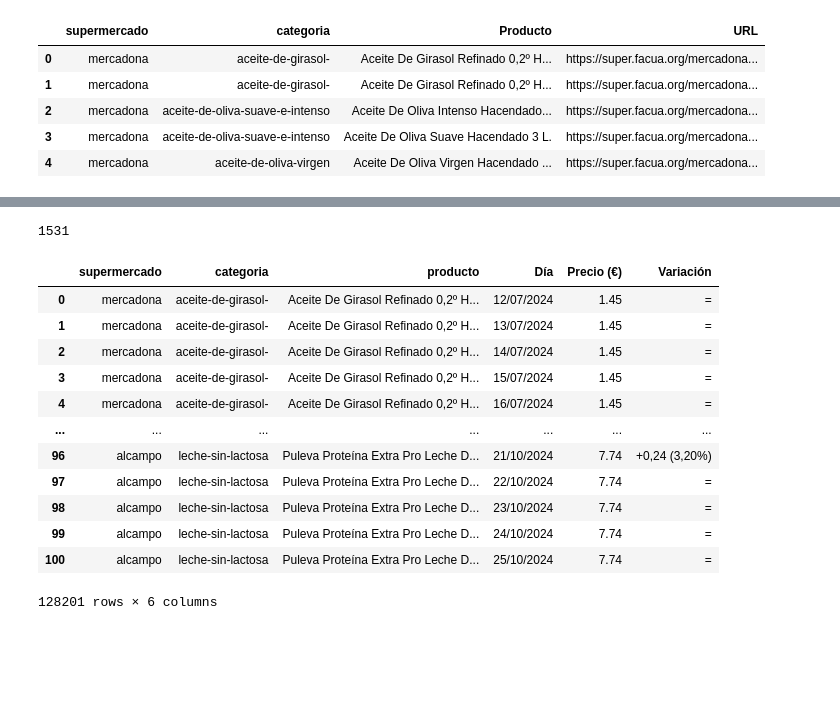
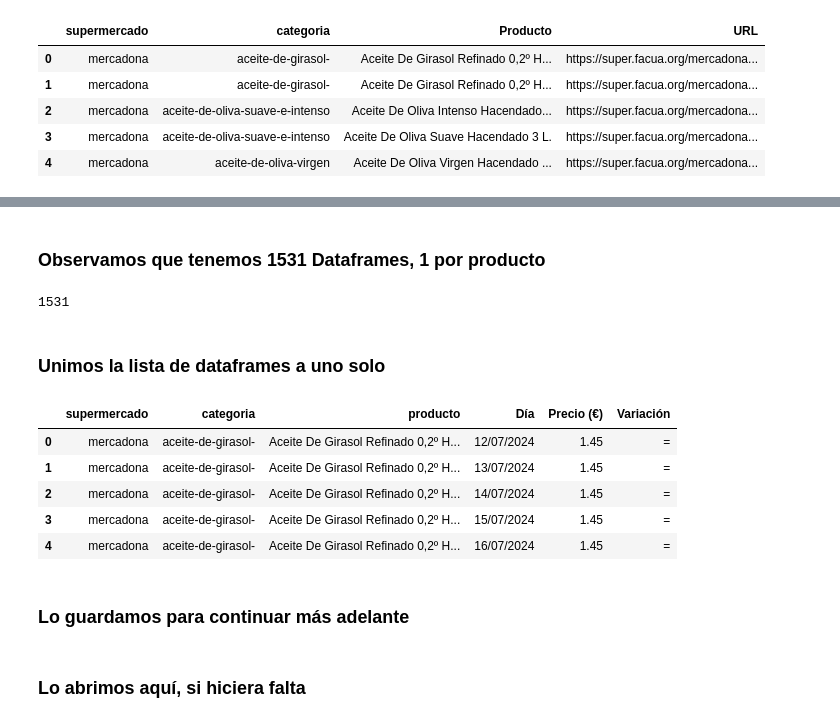
Before and after one commit to apelsito/Proyecto4-AnalisisFacua, a Jupyter notebook: notebooks/01_Scraping.ipynb, the cells around one changed output, grey strips where cells are left out. Drawn from its saved outputs; the diff is of its cells as text; code cells hidden in the pictures; blank space fills up the shorter version.

```diff
--- a/notebooks/01_Scraping.ipynb
+++ b/notebooks/01_Scraping.ipynb
@@ -160,24 +166,23 @@ df.head()
 # %%
 tablas_historicos = crear_df_productos_con_historico(df)
+# %% [markdown]
+### Observamos que tenemos 1531 Dataframes, 1 por producto
 # %%
 len(tablas_historicos)
 # %% [output]
 1531
+# %% [markdown]
+### Unimos la lista de dataframes a uno solo
 # %%
 df_historicos = pd.concat(tablas_historicos)
 # %%
-df_historicos
+df_historicos.head()
 # %% [output]
 |  | supermercado | categoria | producto | Día | Precio (€) | Variación |
 | 0 | mercadona | aceite-de-girasol- | Aceite De Girasol Refinado 0,2º H... | 12/07/2024 | 1.45 | = |
 | 1 | mercadona | aceite-de-girasol- | Aceite De Girasol Refinado 0,2º H... | 13/07/2024 | 1.45 | = |
 | 2 | mercadona | aceite-de-girasol- | Aceite De Girasol Refinado 0,2º H... | 14/07/2024 | 1.45 | = |
 | 3 | mercadona | aceite-de-girasol- | Aceite De Girasol Refinado 0,2º H... | 15/07/2024 | 1.45 | = |
 | 4 | mercadona | aceite-de-girasol- | Aceite De Girasol Refinado 0,2º H... | 16/07/2024 | 1.45 | = |
-| ... | ... | ... | ... | ... | ... | ... |
-| 96 | alcampo | leche-sin-lactosa | Puleva Proteína Extra Pro Leche D... | 21/10/2024 | 7.74 | +0,24 (3,20%) |
-| 97 | alcampo | leche-sin-lactosa | Puleva Proteína Extra Pro Leche D... | 22/10/2024 | 7.74 | = |
-| 98 | alcampo | leche-sin-lactosa | Puleva Proteína Extra Pro Leche D... | 23/10/2024 | 7.74 | = |
-| 99 | alcampo | leche-sin-lactosa | Puleva Proteína Extra Pro Leche D... | 24/10/2024 | 7.74 | = |
-| 100 | alcampo | leche-sin-lactosa | Puleva Proteína Extra Pro Leche D... | 25/10/2024 | 7.74 | = |
-128201 rows × 6 columns
+# %% [markdown]
+### Lo guardamos para continuar más adelante
@@ -183,0 +191,2 @@ df_historicos
+# %% [markdown]
+### Lo abrimos aquí, si hiciera falta
```
Also changed, not shown: parts of 62 cells of this notebook, 7 other files.
